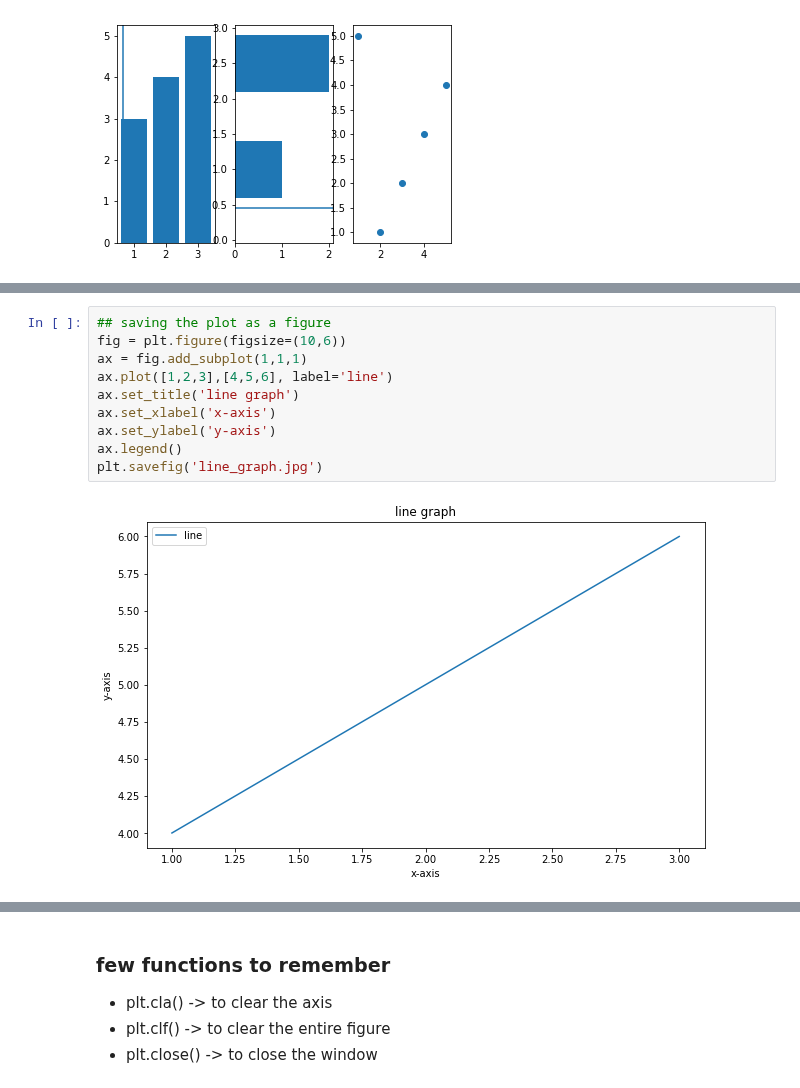
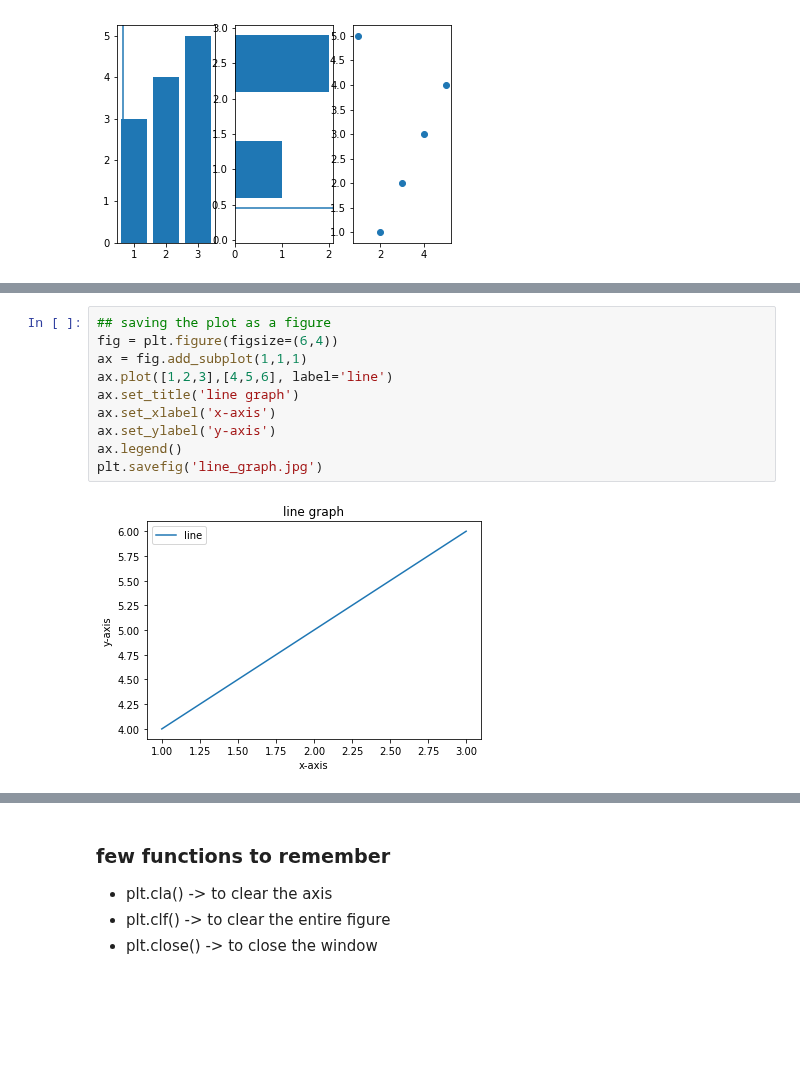
Before and after one commit to Vikas-KM/machine-learning, a Jupyter notebook: Practice/matplotlib_practice.ipynb, the cells around one changed output, grey strips where cells are left out. Drawn from its saved outputs; the diff is of its cells as text; blank space fills up the shorter version.

```diff
--- a/Practice/matplotlib_practice.ipynb
+++ b/Practice/matplotlib_practice.ipynb
@@ -117,15 +117,15 @@ plt.show()
 # %%
 ## saving the plot as a figure
-fig = plt.figure(figsize=(10,6))
+fig = plt.figure(figsize=(6,4))
 ax = fig.add_subplot(1,1,1)
 ax.plot([1,2,3],[4,5,6], label='line')
 ax.set_title('line graph')
 ax.set_xlabel('x-axis')
 ax.set_ylabel('y-axis')
 ax.legend()
 plt.savefig('line_graph.jpg')
 # %% [output]
-[figure, old version]
+[figure, new version]
 # %%
 ## saving to pdf file
 from matplotlib.backends.backend_pdf import PdfPages
```
Also changed, not shown: parts of 29 cells of this notebook.
